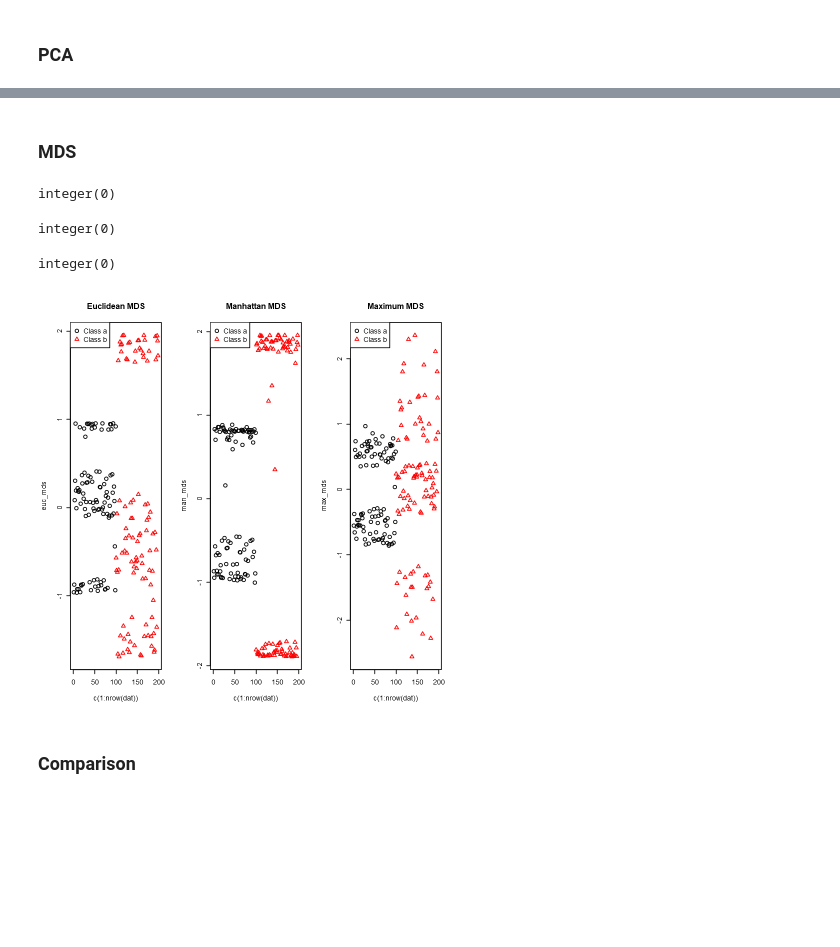
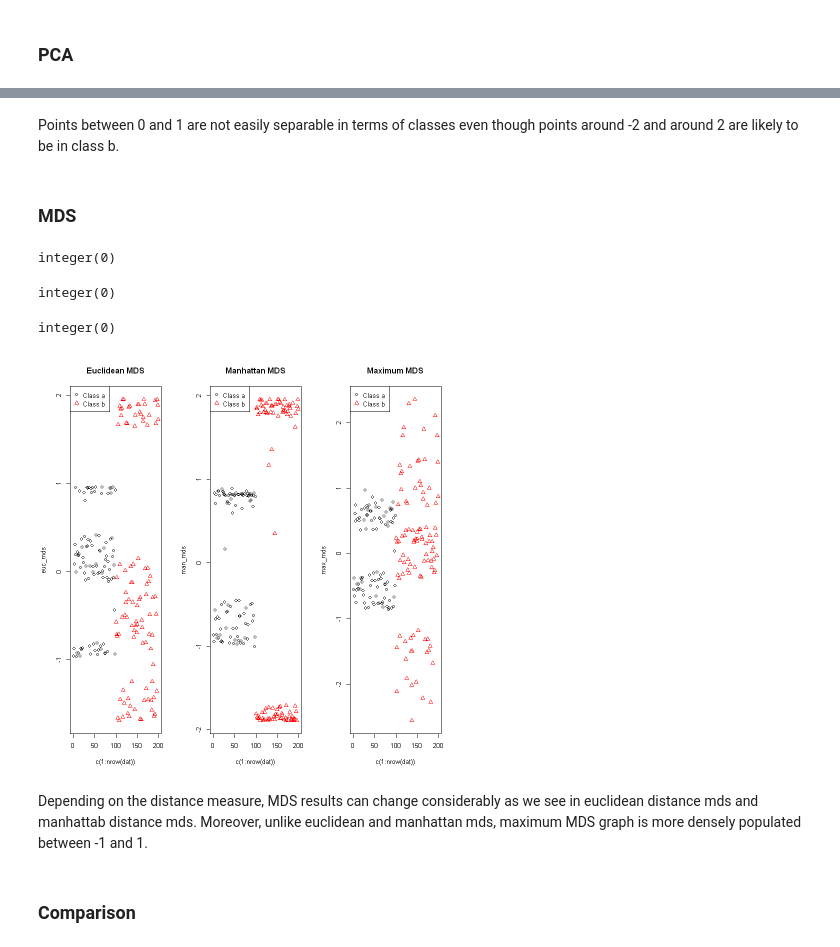
Before and after one commit to BU-IE-582/fall21-paslanpatir, a Jupyter notebook: Assignment2_DimensionalityReduction.ipynb, the cells around one changed output, grey strips where cells are left out. Drawn from its saved outputs; the diff is of its cells as text; code cells hidden in the pictures; blank space fills up the shorter version.

```diff
--- a/Assignment2_DimensionalityReduction.ipynb
+++ b/Assignment2_DimensionalityReduction.ipynb
@@ -87,30 +106,34 @@ X2  0.707 -0.707
+# %% [markdown]
+Points between 0 and 1 are not easily separable in terms of classes even though points around -2 and around 2 are likely to be in class b.
 # %% [markdown]
 ### MDS
 # %%
 #First scale the data:
 scaled_dat <- scale(dat[,-3],center = TRUE, scale = TRUE)
 # create distance matrix:
 scaled_dist_euc = as.data.table(as.matrix(dist(scaled_dat, method = "euclidean")))
 scaled_dist_man = as.data.table(as.matrix(dist(scaled_dat, method = "manhattan")))
 scaled_dist_max = as.data.table(as.matrix(dist(scaled_dat, method = "maximum")))
 
 #Apply MDS:
 euc_mds = cmdscale(scaled_dist_euc, k = 1) # obtain 1 dimension
 man_mds = cmdscale(scaled_dist_man, k = 1) # obtain 1 dimension
 max_mds = cmdscale(scaled_dist_max, k = 1) # obtain 1 dimension
 
 par(mfrow=c(1,3))
 plot(x = c(1:nrow(dat)),y = euc_mds,col=lev,pch=lev) + title("Euclidean MDS")
-legend("topleft",paste("Class",levels(dat[,3])),col=unique(lev), pch= unique(lev), ylab= "mds_value", xlab = "index")
+legend("topleft",paste("Class",levels(dat[,3])),col=unique(lev), pch= unique(lev))
 plot(x = c(1:nrow(dat)),y = man_mds,col=lev,pch=lev) + title("Manhattan MDS")
-legend("topleft",paste("Class",levels(dat[,3])),col=unique(lev), pch= unique(lev), ylab= "mds_value", xlab = "index")
+legend("topleft",paste("Class",levels(dat[,3])),col=unique(lev), pch= unique(lev))
 plot(x = c(1:nrow(dat)),y = max_mds,col=lev,pch=lev) + title("Maximum MDS")
-legend("topleft",paste("Class",levels(dat[,3])),col=unique(lev), pch= unique(lev), ylab= "mds_value", xlab = "index")
+legend("topleft",paste("Class",levels(dat[,3])),col=unique(lev), pch= unique(lev))
 # %% [output]
 integer(0)
 integer(0)
 integer(0)
-[figure, old version]
+[figure, new version]
+# %% [markdown]
+Depending on the distance measure, MDS results can change considerably as we see in euclidean distance mds and manhattab distance mds. Moreover, unlike euclidean and manhattan mds, maximum MDS graph is more densely populated between -1 and 1.
 # %% [markdown]
 ### Comparison
 # %%
```
Also changed, not shown: parts of 35 cells of this notebook.
